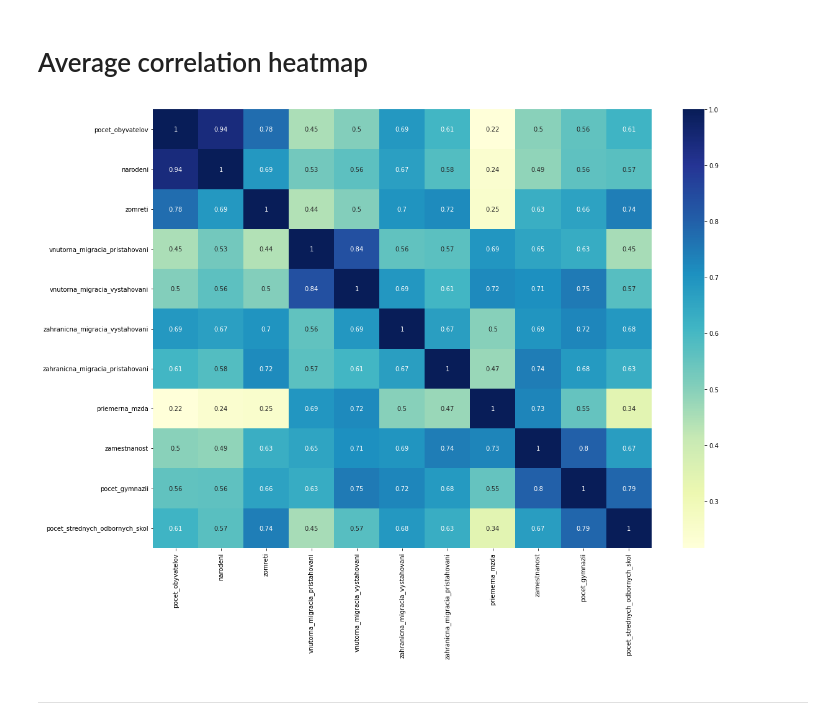
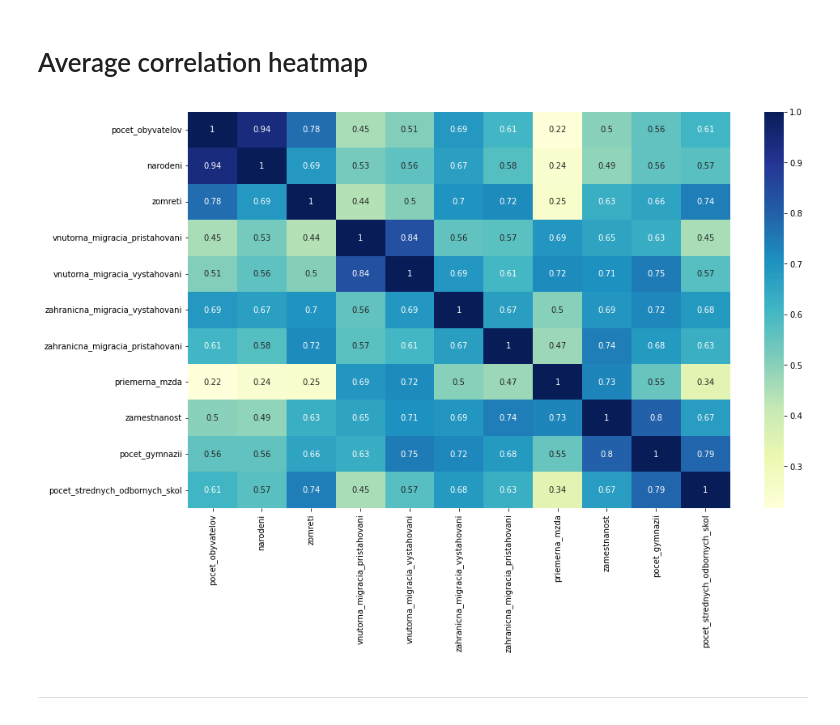
Before and after one commit to samuel-soltys/slovak-analysis, a Jupyter notebook: workbook.ipynb, the cells around one changed output. Cells and saved outputs as stored; diff of their text form; code cells hidden in the pictures.

```diff
--- a/workbook.ipynb
+++ b/workbook.ipynb
@@ -85,19 +82,19 @@ for year in range(2010,2022):
 # %%
 # sb.set(font_scale=2)
 sum_of_correlations = years[2010].corr()
 
 for year in range(2011,2022):
     sum_of_correlations += years[year].corr()
 
 sum_of_correlations = sum_of_correlations / 12
 
-fig, ax = plt.subplots(figsize=(18,13))
+fig, ax = plt.subplots(figsize=(15,9))
 
 mask = np.triu(np.ones_like(years[2010].corr(), dtype=bool))
 dataplot=sb.heatmap(sum_of_correlations, annot=True, cmap="YlGnBu", ax = ax)
-# plt.savefig("map.png", transparent=True )
+plt.savefig("map.png", transparent=True, bbox_inches = 'tight')
 # %% [output]
-[figure, old version]
+[figure, new version]
 # %% [markdown]
 ---
 # %% [markdown]
```
Also changed, not shown: parts of 13 cells of this notebook.
